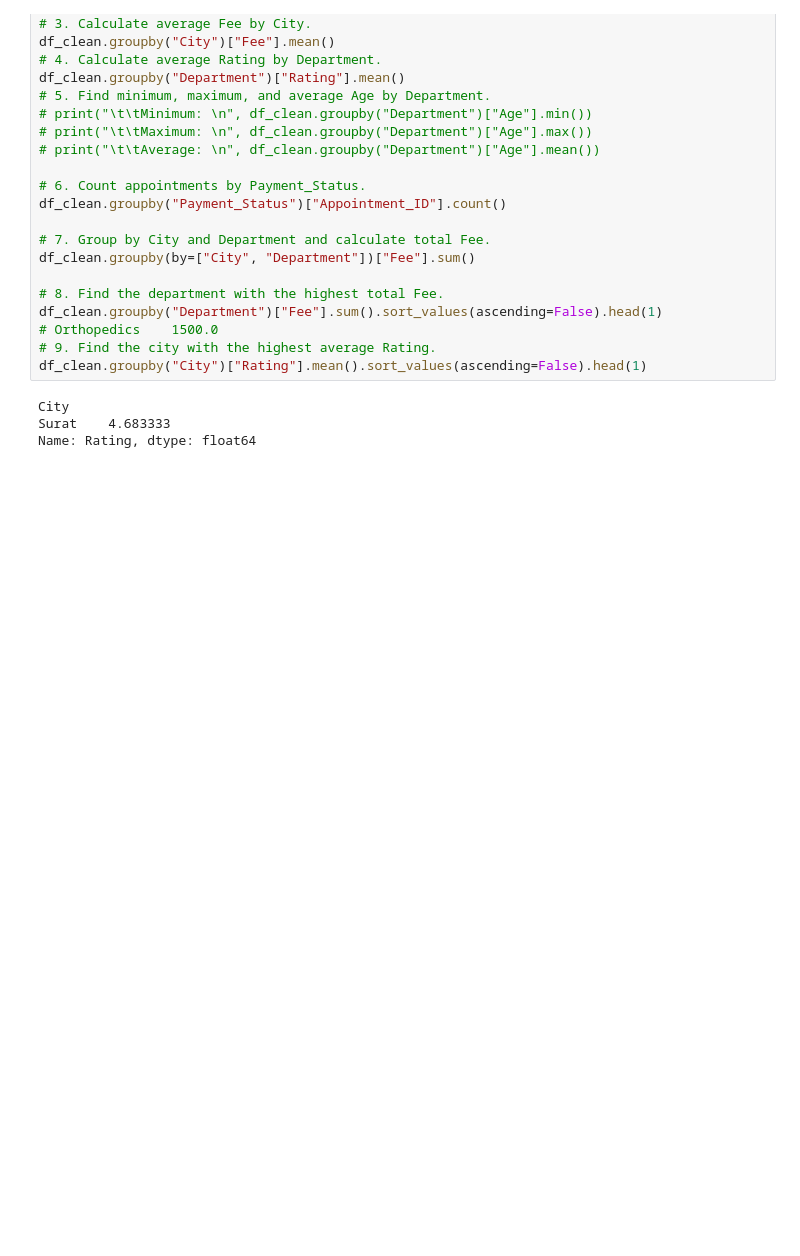
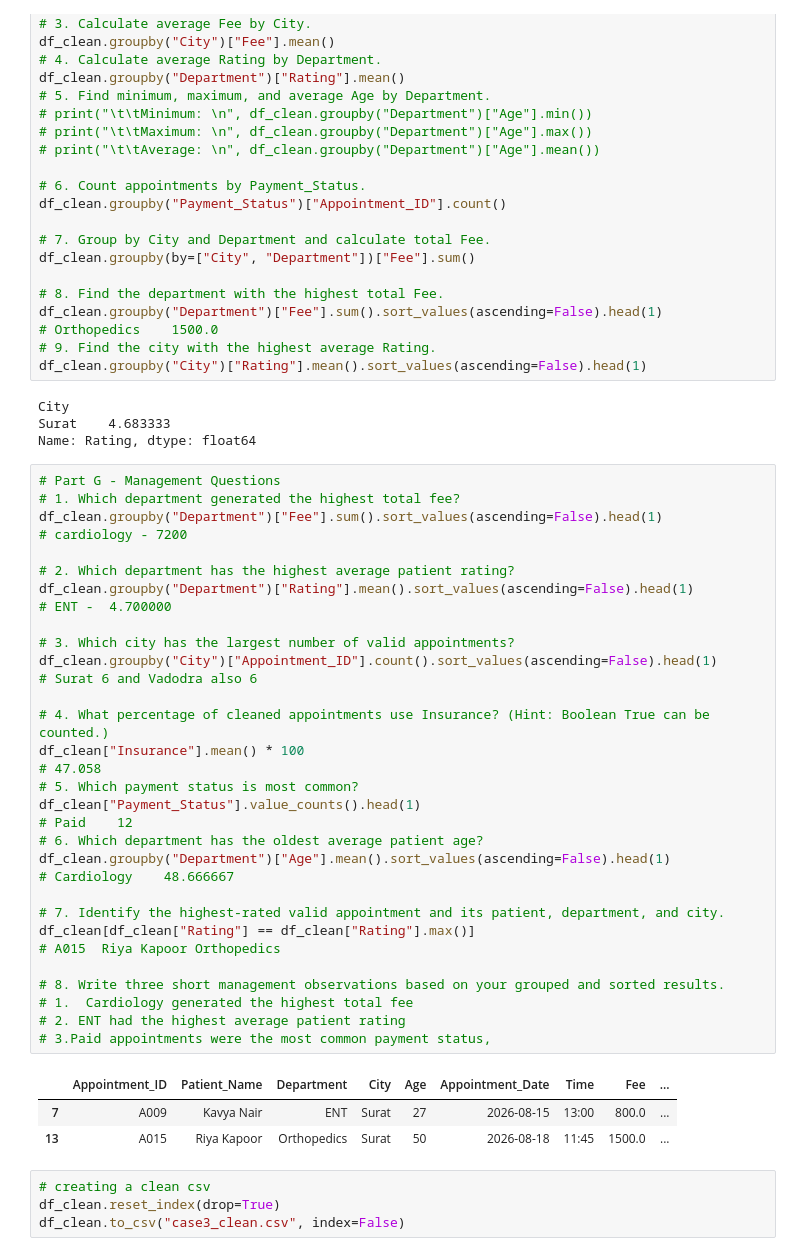
Before and after one commit to Karan74x/DataScience-Lab, a Jupyter notebook: CASE 3/case3.ipynb, the cells around one changed output. Cells and saved outputs as stored; diff of their text form; blank space fills up the shorter version.

Commit message:
Completed Part G and created clean csv

```diff
--- a/CASE 3/case3.ipynb
+++ b/CASE 3/case3.ipynb
@@ -277,3 +277,43 @@ df_clean.groupby("City")["Rating"].mean().sort_values(ascending=False).head(1)
 City
 Surat    4.683333
 Name: Rating, dtype: float64
+# %%
+# Part G - Management Questions
+# 1. Which department generated the highest total fee?
+df_clean.groupby("Department")["Fee"].sum().sort_values(ascending=False).head(1)
+# cardiology - 7200
+
+# 2. Which department has the highest average patient rating?
+df_clean.groupby("Department")["Rating"].mean().sort_values(ascending=False).head(1)
+# ENT -  4.700000
+
+# 3. Which city has the largest number of valid appointments?
+df_clean.groupby("City")["Appointment_ID"].count().sort_values(ascending=False).head(1)
+# Surat 6 and Vadodra also 6
+
+# 4. What percentage of cleaned appointments use Insurance? (Hint: Boolean True can be counted.)
+df_clean["Insurance"].mean() * 100
+# 47.058
+# 5. Which payment status is most common?
+df_clean["Payment_Status"].value_counts().head(1)
+# Paid    12
+# 6. Which department has the oldest average patient age?
+df_clean.groupby("Department")["Age"].mean().sort_values(ascending=False).head(1)
+# Cardiology    48.666667
+
+# 7. Identify the highest-rated valid appointment and its patient, department, and city.
+df_clean[df_clean["Rating"] == df_clean["Rating"].max()]
+# A015	Riya Kapoor	Orthopedics
+
+# 8. Write three short management observations based on your grouped and sorted results.
+# 1.  Cardiology generated the highest total fee
+# 2. ENT had the highest average patient rating
+# 3.Paid appointments were the most common payment status,
+# %% [output]
+|  | Appointment_ID | Patient_Name | Department | City | Age | Appointment_Date | Time | Fee | ... |
+| 7 | A009 | Kavya Nair | ENT | Surat | 27 | 2026-08-15 | 13:00 | 800.0 | ... |
+| 13 | A015 | Riya Kapoor | Orthopedics | Surat | 50 | 2026-08-18 | 11:45 | 1500.0 | ... |
+# %%
+# creating a clean csv
+df_clean.reset_index(drop=True)
+df_clean.to_csv("case3_clean.csv", index=False)
```
Also changed, not shown: 1 other file.
